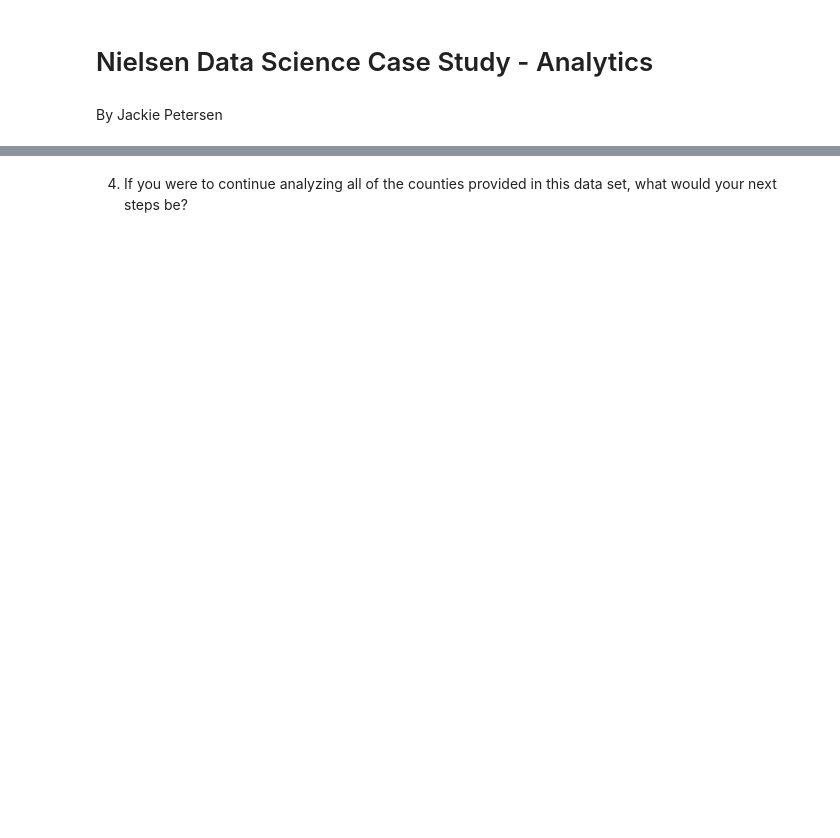
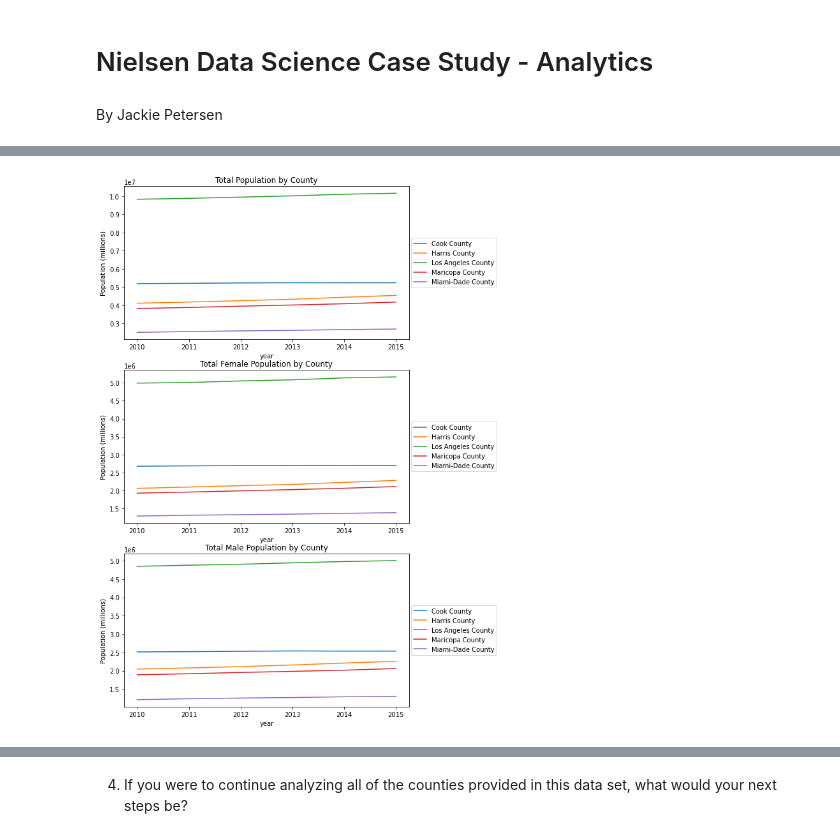
Before and after one commit to jpetersen626/Nielsen_Interview_Analytics, a Jupyter notebook: Nielsen_Analytics_Case_Study_JP.ipynb, the cells around one changed output, grey strips where cells are left out. Cells and saved outputs as stored; diff of their text form; code cells hidden in the pictures; blank space fills up the shorter version.

```diff
--- a/Nielsen_Analytics_Case_Study_JP.ipynb
+++ b/Nielsen_Analytics_Case_Study_JP.ipynb
@@ -14,0 +169,3 @@ import seaborn as sns
+# %%
+data = data.drop_duplicates(keep='first') # dropping the duplicates
+data.head()
@@ -14,0 +202,11 @@ import seaborn as sns
+# %%
+# changing all of the abbreviations to the full state name
+data['state'].replace('TX', 'Texas', inplace=True)
+data['state'].replace('NY', 'New York', inplace=True)
+data['state'].replace('WI', 'Wisconsin', inplace=True)
+data['state'].replace('MD', 'Maryland', inplace=True)
+data['state'].replace('PA', 'Pennsylvania', inplace=True)
+data['state'].replace('OH', 'Ohio', inplace=True)
+data['state'].replace('FL', 'Florida', inplace=True)
+data['state'].replace('VA', 'Virginia', inplace=True)
+data['state'].replace('NC', 'North Carolina', inplace=True)
@@ -16,0 +251,2 @@ import seaborn as sns
+# %%
+data['total_population'] = data['female_total_population'] + data['male_total_population']
@@ -21,0 +317,6 @@ import seaborn as sns
+# %%
+# filtering the data so that there is a smaller df with just these 5 counties
+counties = ['Los Angeles County', 'Cook County', 'Harris County', 'Maricopa County', 'Miami-Dade County']
+
+large_counties = data[data['county name'].isin(counties)]
+large_counties.head()
@@ -21,0 +331,15 @@ import seaborn as sns
+# %%
+# making new tables to make a line plot with each line representing a different county
+# each is using a different total population demongraphic for the values
+fig, ax = plt.subplots(3, 1, figsize=(8,15))
+large_counties.pivot_table(values='total_population', index='year', columns='county name')\
+    .plot(title='Total Population by County', ylabel='Population (millions)', ax=ax[0])\
+    .legend(loc='center right', bbox_to_anchor=(1.32, 0.5))
+large_counties.pivot_table(values='female_total_population', index='year', columns='county name')\
+    .plot(title='Total Female Population by County', ylabel='Population (millions)', ax=ax[1])\
+    .legend(loc='center right', bbox_to_anchor=(1.32, 0.5))
+large_counties.pivot_table(values='male_total_population', index='year', columns='county name')\
+    .plot(title='Total Male Population by County', ylabel='Population (millions)', ax=ax[2])\
+    .legend(loc='center right', bbox_to_anchor=(1.32, 0.5));
+# %% [output]
+[figure, added]
```
Also changed, not shown: parts of 62 cells of this notebook.
